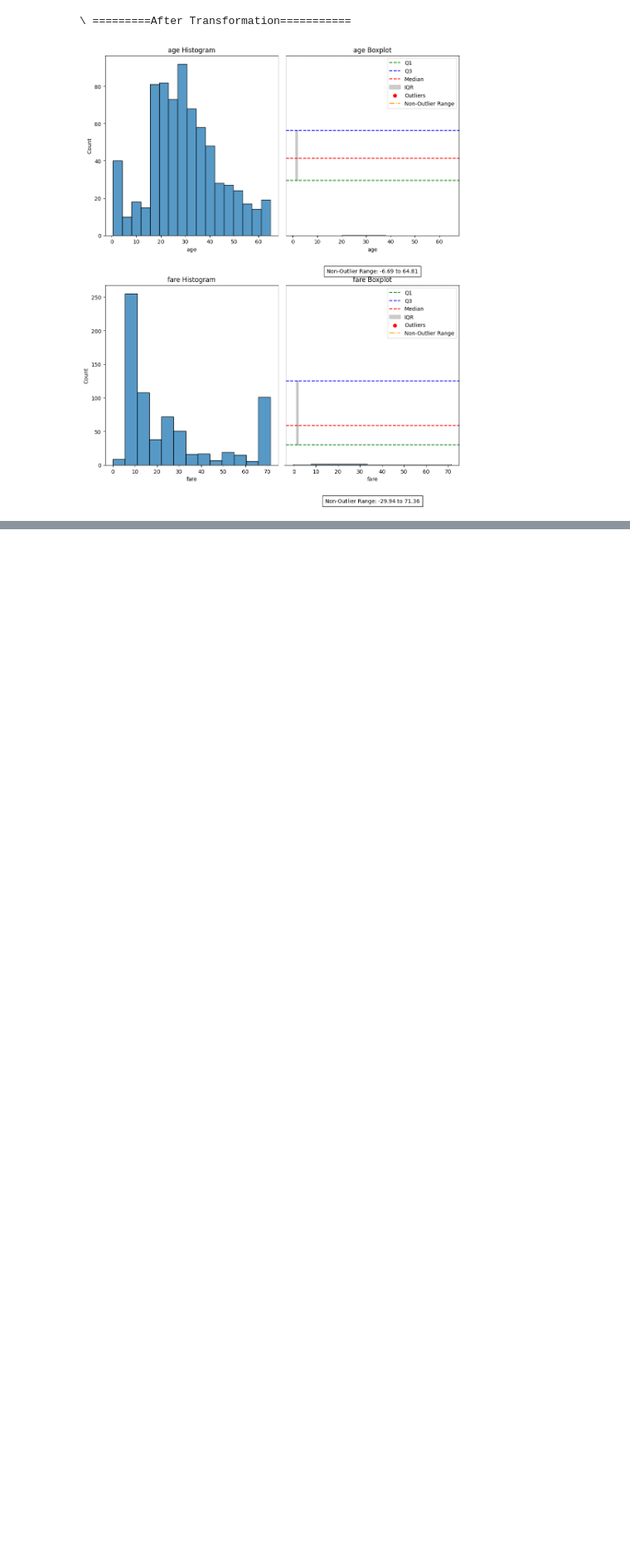
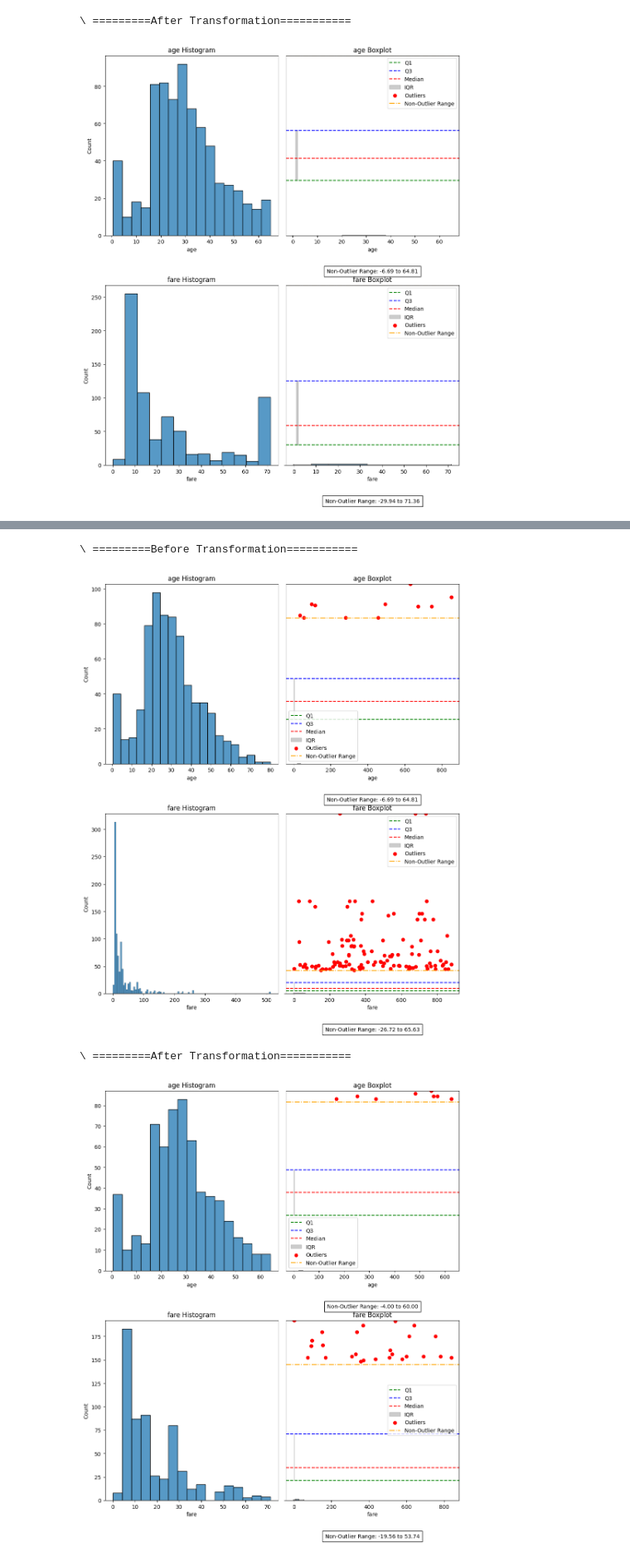
Before and after one commit to Danpr1984/Calculator-, a Jupyter notebook: feature_engine.ipynb, the cells around one changed output, grey strips where cells are left out. Shown at 83% size. Cells and saved outputs as stored; diff of their text form; code cells hidden in the pictures; blank space fills up the shorter version.

```diff
--- a/feature_engine.ipynb
+++ b/feature_engine.ipynb
@@ -1058,0 +1108,4 @@ plot_histogram_and_boxplot(df=df_transformed)
+# %%
+df = sns.load_dataset('titanic').filter(['age', 'fare'])
+print(df.shape)
+df.head()
@@ -1058,0 +1120,10 @@ plot_histogram_and_boxplot(df=df_transformed)
+# %%
+from feature_engine.imputation import DropMissingData
+pipeline = Pipeline([
+    ('drop_na', DropMissingData()),
+    ('out_trimmer', OutlierTrimmer(capping_method='iqr', fold=1.5, tail='both', variables=['age', 'fare'])),
+    # Additional outlier handling steps can be added here
+])
+
+df_transformed = pipeline.fit_transform(df)
+df_transformed.head()
@@ -1058,0 +1148,10 @@ plot_histogram_and_boxplot(df=df_transformed)
+# %%
+print("\n\n\ =========Before Transformation===========")
+plot_histogram_and_boxplot(df)
+print("\n\n\ =========After Transformation===========")
+plot_histogram_and_boxplot(df=df_transformed)
+# %% [output]
+\ =========Before Transformation===========
+[figure, added]
+\ =========After Transformation===========
+[figure, added]
```
Also changed, not shown: parts of 23 cells of this notebook.
